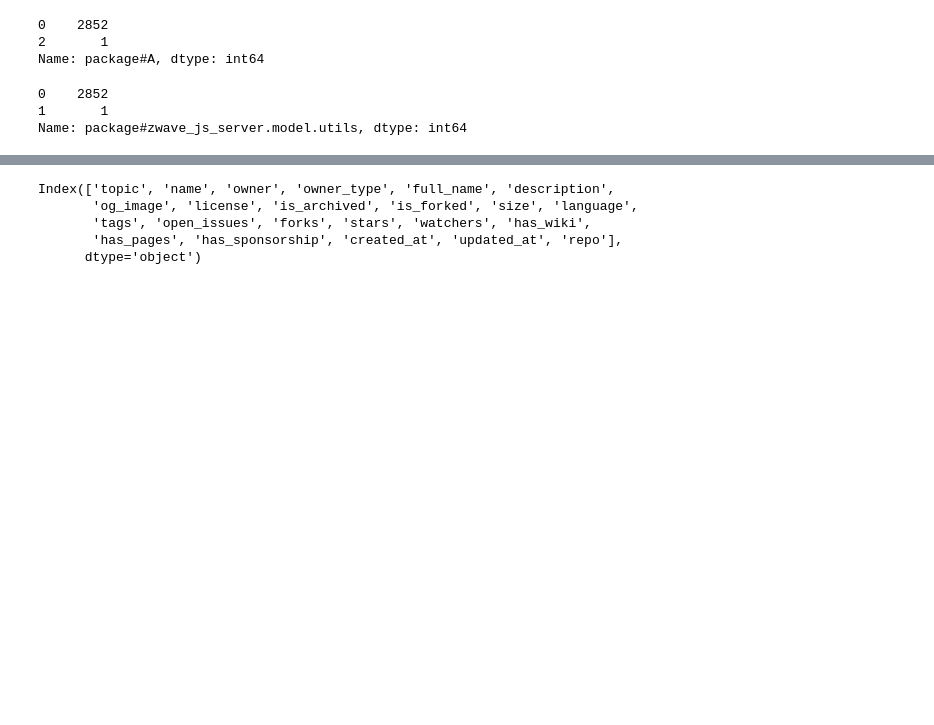
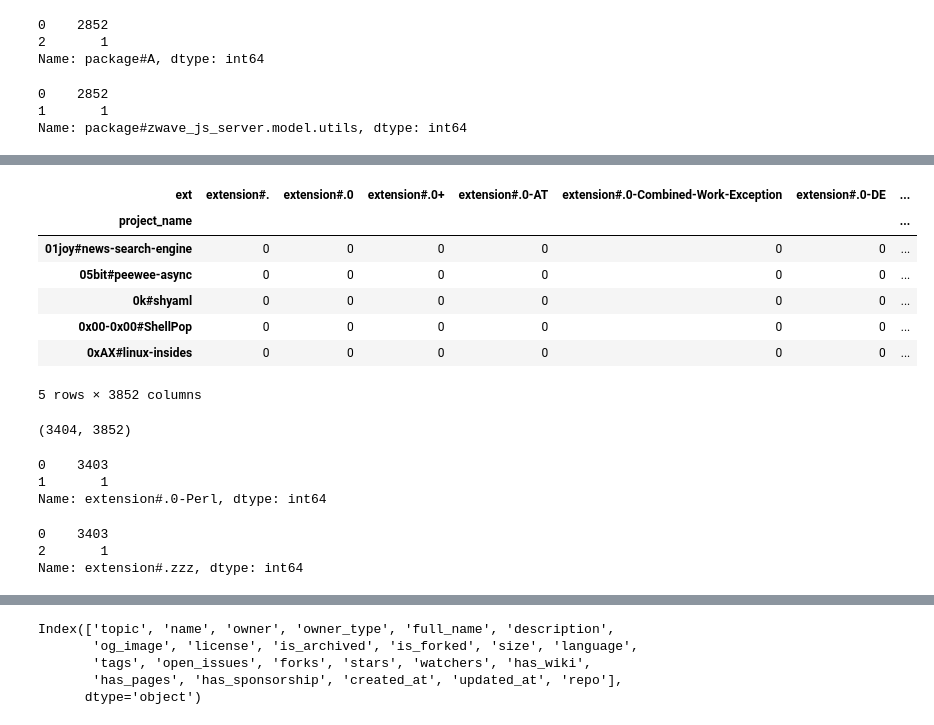
Before and after one commit to zuevmaxim/itmo-ibd, a Jupyter notebook: classification/prepare_count_dataset.ipynb, the cells around one changed output, grey strips where cells are left out. Cells and saved outputs as stored; diff of their text form; code cells hidden in the pictures; blank space fills up the shorter version.

Commit message:
Add ext count to classification dataset
See notebook

```diff
--- a/classification/prepare_count_dataset.ipynb
+++ b/classification/prepare_count_dataset.ipynb
@@ -72,3 +72,7 @@ pivot_package_dataframe["package#zwave_js_server.model.utils"].value_counts()
 0    2852
 1       1
 Name: package#zwave_js_server.model.utils, dtype: int64
+# %%
+# Load ext count dataset
+ext_count_dataset = pd.read_csv("../data/ext_count/full_ext_count_dataset.csv", index_col=0)
+ext_count_dataset.head()
@@ -74,0 +106,2 @@ Name: package#zwave_js_server.model.utils, dtype: int64
+# %%
+ext_count_dataset = ext_count_dataset.dropna()
@@ -74,0 +112,2 @@ Name: package#zwave_js_server.model.utils, dtype: int64
+# %%
+ext_count_dataset.ext = ext_count_dataset.ext.apply(lambda x: f"extension#{x}")
@@ -75,3 +129,32 @@ Name: package#zwave_js_server.model.utils, dtype: int64
+# %%
+pivot_ext_count_dataset = ext_count_dataset.pivot_table(index="project_name", columns="ext", values="count", fill_value=0)
+pivot_ext_count_dataset.head()
+# %% [output]
+| ext | extension#. | extension#.0 | extension#.0+ | extension#.0-AT | extension#.0-Combined-Work-Exception | extension#.0-DE | ... |
+| project_name |  |  |  |  |  |  | ... |
+| 01joy#news-search-engine | 0 | 0 | 0 | 0 | 0 | 0 | ... |
+| 05bit#peewee-async | 0 | 0 | 0 | 0 | 0 | 0 | ... |
+| 0k#shyaml | 0 | 0 | 0 | 0 | 0 | 0 | ... |
+| 0x00-0x00#ShellPop | 0 | 0 | 0 | 0 | 0 | 0 | ... |
+| 0xAX#linux-insides | 0 | 0 | 0 | 0 | 0 | 0 | ... |
+5 rows × 3852 columns
+# %%
+pivot_ext_count_dataset.shape
+# %% [output]
+(3404, 3852)
+# %%
+# So it's ok
+pivot_ext_count_dataset["extension#.0-Perl"].value_counts()
+# %% [output]
+0    3403
+1       1
+Name: extension#.0-Perl, dtype: int64
+# %%
+pivot_ext_count_dataset["extension#.zzz"].value_counts()
+# %% [output]
+0    3403
+2       1
+Name: extension#.zzz, dtype: int64
 # %%
 # Load kaggle_repos dataframe
 kaggle_repos_dataframe = pd.read_csv("../data/kaggle_repos.csv")
```
Also changed, not shown: parts of 15 cells of this notebook.
